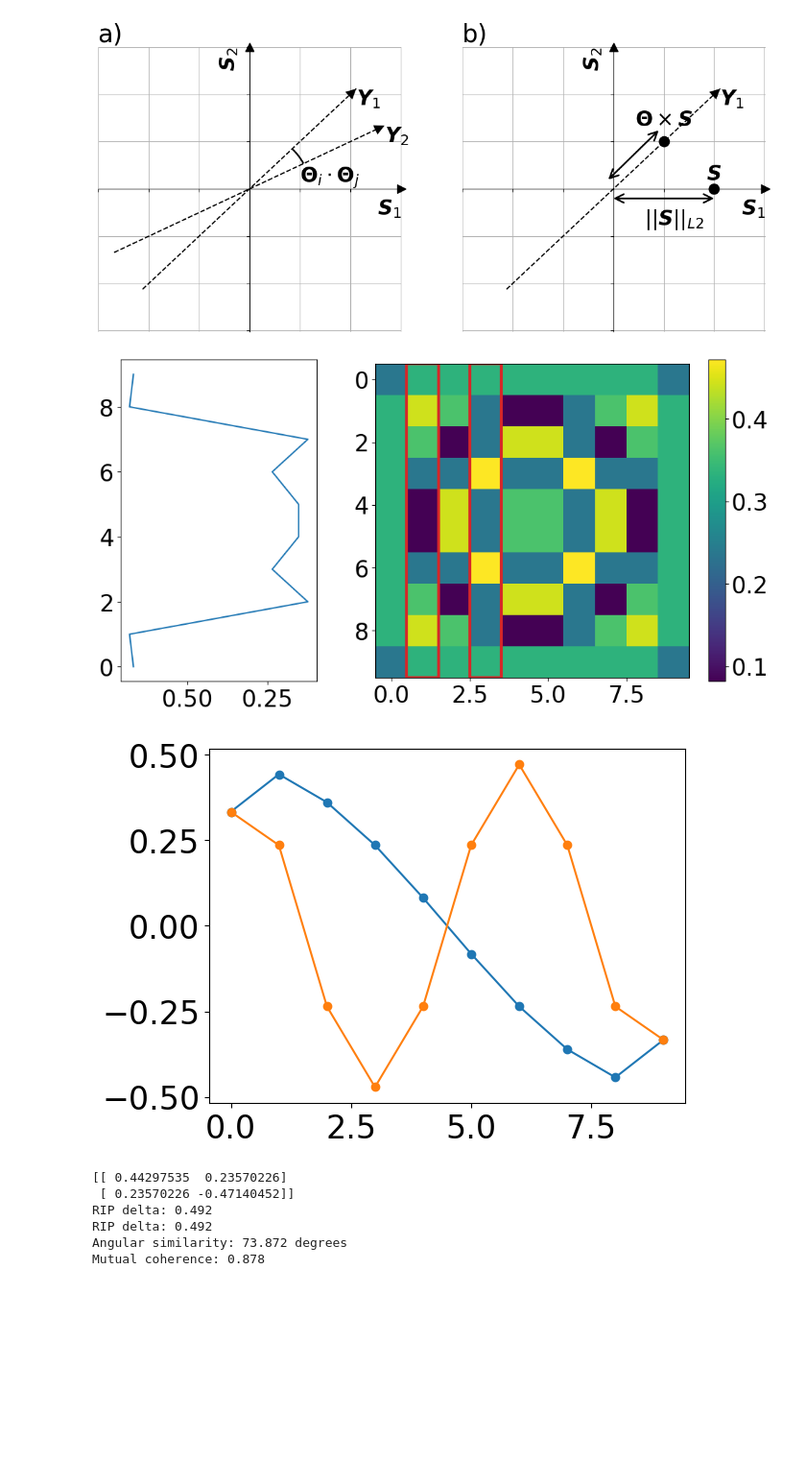
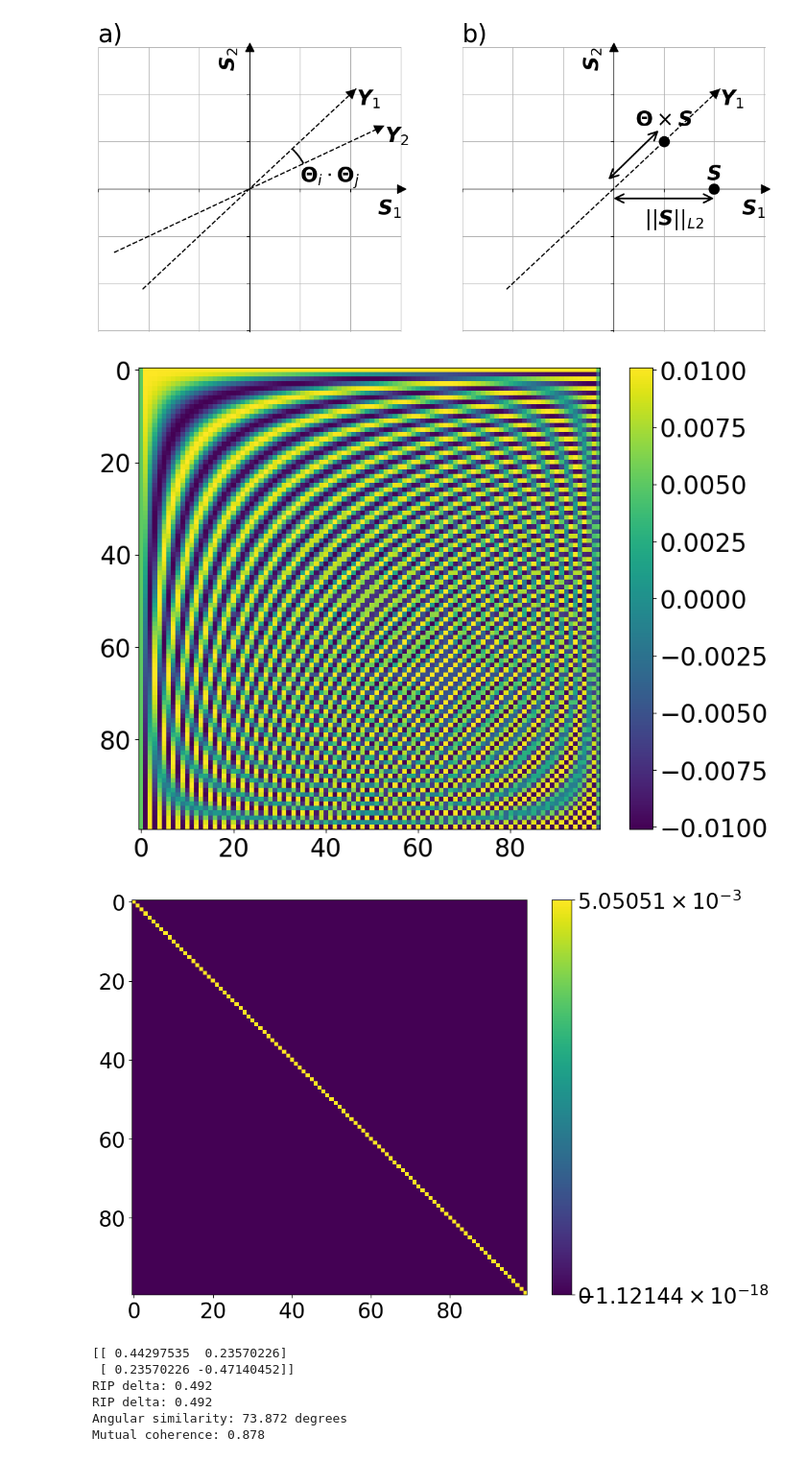
Before and after one commit to Jammi-Dodgers/THz-Compressed-Sensing, a Jupyter notebook: incoherence_and_rip_demo.ipynb, the cells around one changed output. Shown at 96% size. Saved outputs shown, nothing was run; the diff lists cells and outputs as text; code cells hidden in the pictures; blank space fills up the shorter version.

```diff
--- a/incoherence_and_rip_demo.ipynb
+++ b/incoherence_and_rip_demo.ipynb
@@ -69,34 +69,26 @@ plt.show()
 # %%
 from scipy import fft as spfft
 import CS_functions as cs
 
-N = 10
-freqs = np.array([1, 3])
+N = 100
+norm= "forward"
 
-dct_matrix = spfft.dct(np.identity(N), axis= 0, norm= "ortho", type= 1)
+dct_matrix = spfft.dct(np.identity(N), axis= 0, norm= norm, type= 1)
+#dct_matrix *= np.sqrt(N)
+dctdct_matrix = spfft.dct(dct_matrix, axis= 0, norm= norm, type=1)
 
-fig, axs = plt.subplots(1, 2, figsize=(12, 6), gridspec_kw={"width_ratios": [1, 2]})
-
-axs[0].plot(np.abs(np.sum(dct_matrix[:,freqs], axis= 1)), np.arange(N),  color='tab:blue')
-axs[0].xaxis.set_inverted(True)
-
-boxs = [patches.Rectangle((freq -0.5, -0.5), 1, N, linewidth=3, edgecolor='tab:red', facecolor='none', transform= axs[1].transData) for freq in freqs]
-
-im = axs[1].imshow(np.abs(dct_matrix), cmap="viridis")
-[axs[1].add_patch(box) for box in boxs]
-
-fig.colorbar(im, ax=axs[1])
+fig, axs = plt.subplots(1, 1, figsize=(10, 8))
+im = axs.imshow(dct_matrix, cmap="viridis")
+fig.colorbar(im, ax=axs)
 plt.show()
 
-
-fig, axs = plt.subplots()
-
-axs.plot(np.arange(N), dct_matrix[:,freqs], marker= "o")
-
+fig, axs = plt.subplots(1, 1, figsize=(10, 8))
+im = axs.imshow(dctdct_matrix, cmap="viridis", norm= "symlog")
+fig.colorbar(im, ax=axs)
 plt.show()
 # %% [output]
-[figure, old version]
+[figure, new version]
-[figure, old version]
+[figure, new version]
 # %%
 samples_idx = np.array([1,3])
 
```
Also changed, not shown: parts of 1 cell of this notebook, 1 other file.
